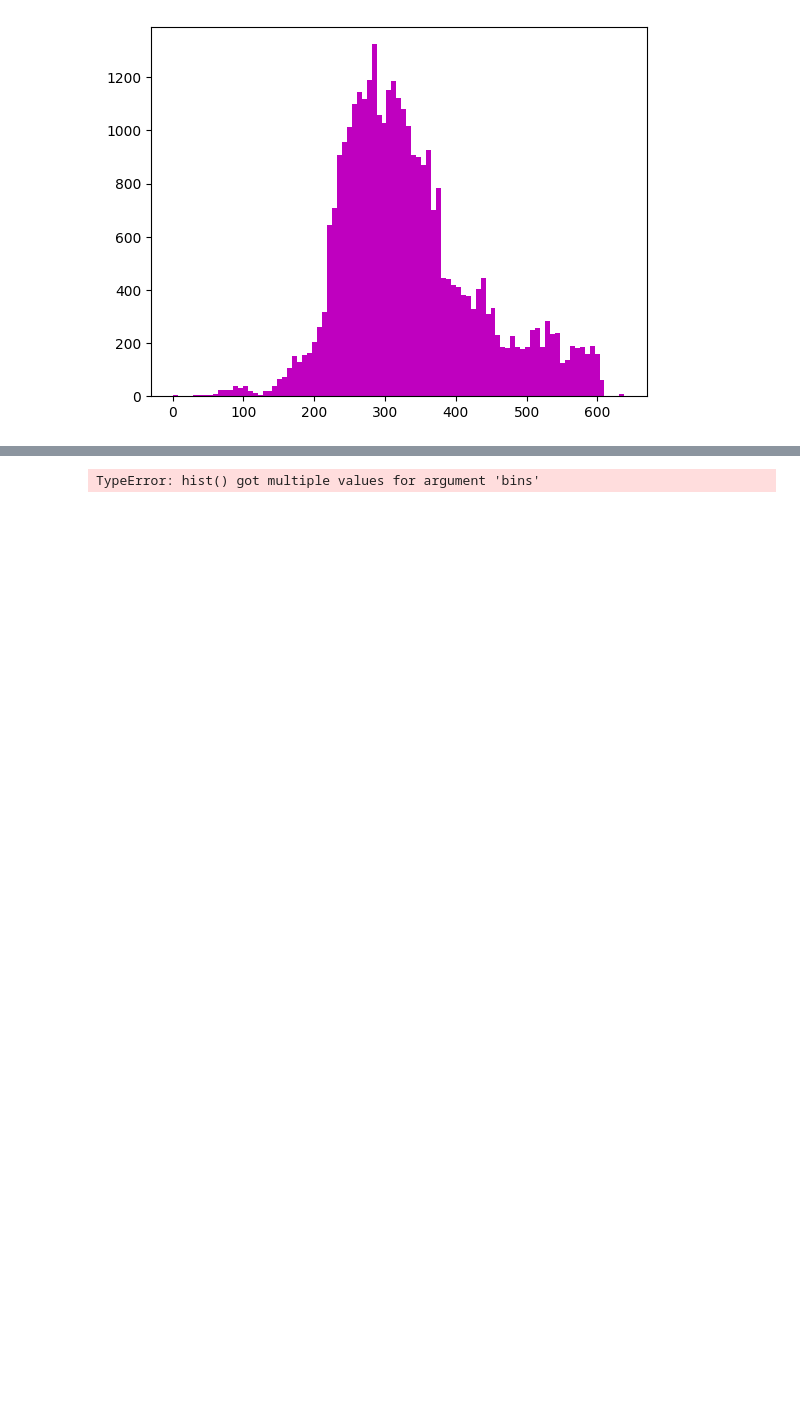
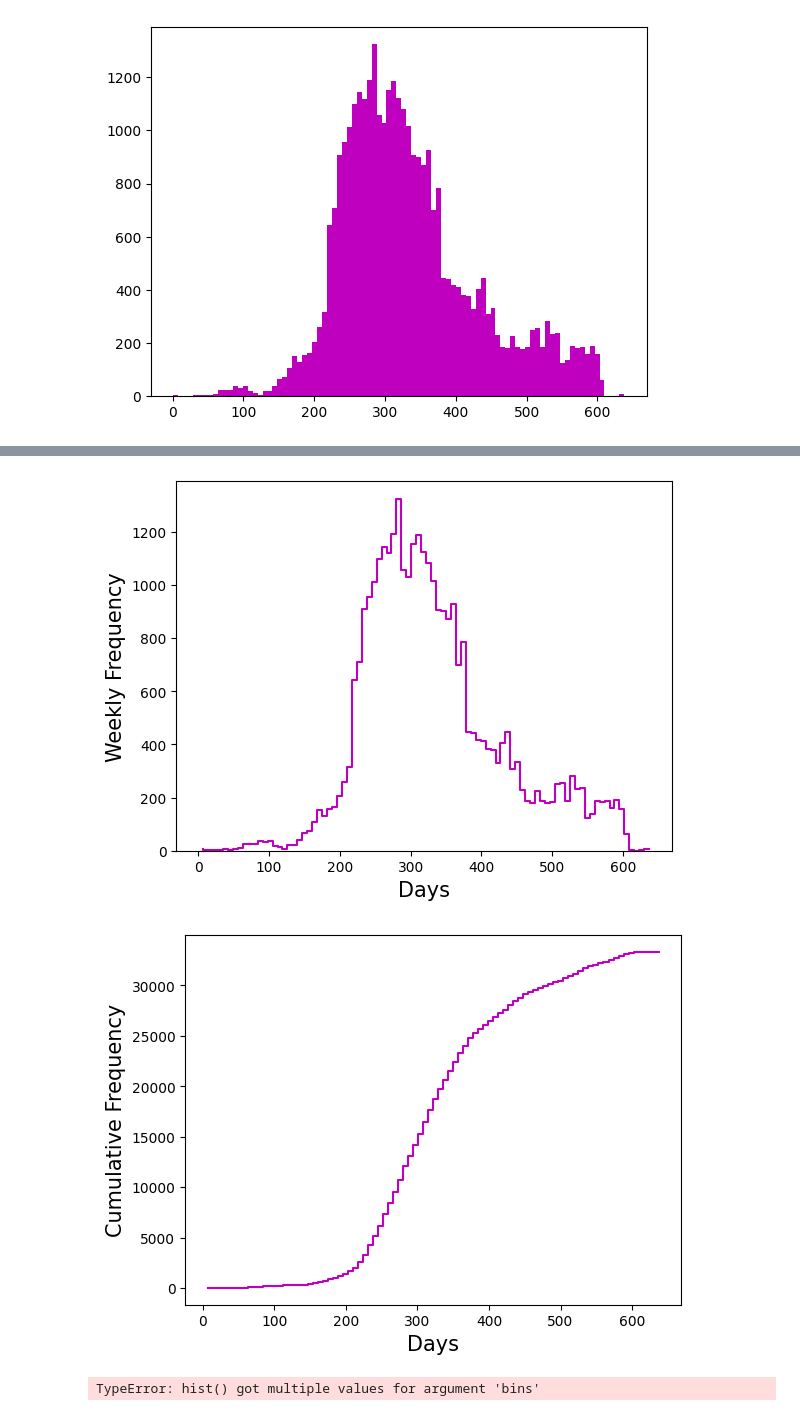
Before and after one commit to FormulaRabbit81/Group_Disease_2.0, a Jupyter notebook: Rough/Alex/ebola.ipynb, the cells around one changed output, grey strips where cells are left out. Cells and saved outputs as stored; diff of their text form; code cells hidden in the pictures; blank space fills up the shorter version.

```diff
--- a/Rough/Alex/ebola.ipynb
+++ b/Rough/Alex/ebola.ipynb
@@ -108,3 +133,28 @@ plots_weekly(date_nums_all)
+# %%
+def plots_weekly(event_times):
+    plt.figure()
+    counts, bins, bars = plt.hist(event_times, bins=range(1, event_times[-1], 7), color='m', alpha=0.0)
+    plt.xlabel("Days", fontsize=15)
+    plt.ylabel("Weekly Frequency", fontsize=15)
+
+    x_values = np.arange(7, (len(counts) + 1) * 7, 7)
+
+    plt.step(x_values, counts, color='m')
+    plt.show()
+
+    cumulative_counts = np.cumsum(counts)
+    x_values = np.arange(7, (len(cumulative_counts) + 1) * 7, 7)
+
+    plt.figure()
+    plt.step(x_values, cumulative_counts, color='m')
+    plt.xlabel("Days", fontsize=15)
+    plt.ylabel("Cumulative Frequency", fontsize=15)
+    plt.show()
+
+plots_weekly(date_nums_all)
+# %% [output]
+[figure, added]
+[figure, added]
 # %%
 def daily_frequency(event_times):
     counter = Counter(event_times)
```
Also changed, not shown: parts of 2 cells of this notebook.
